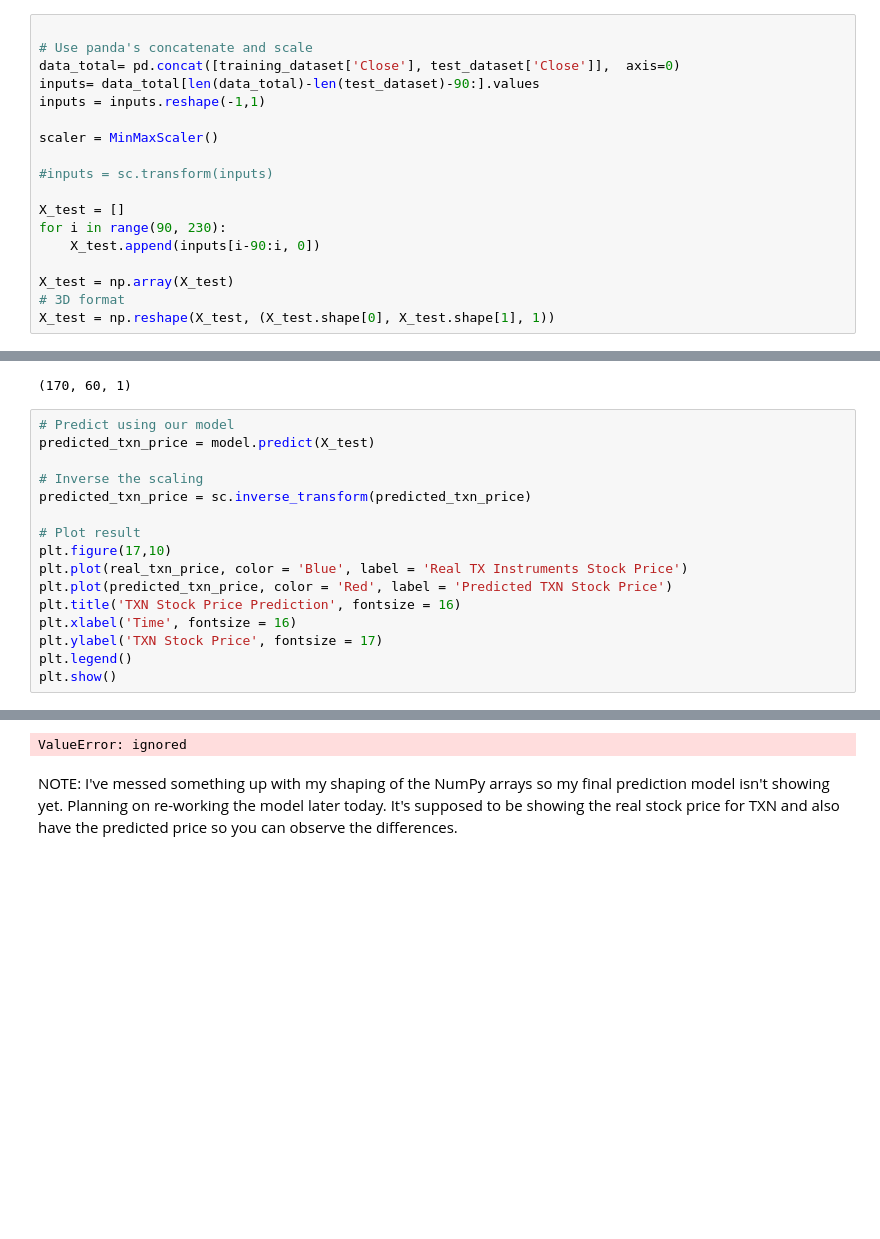
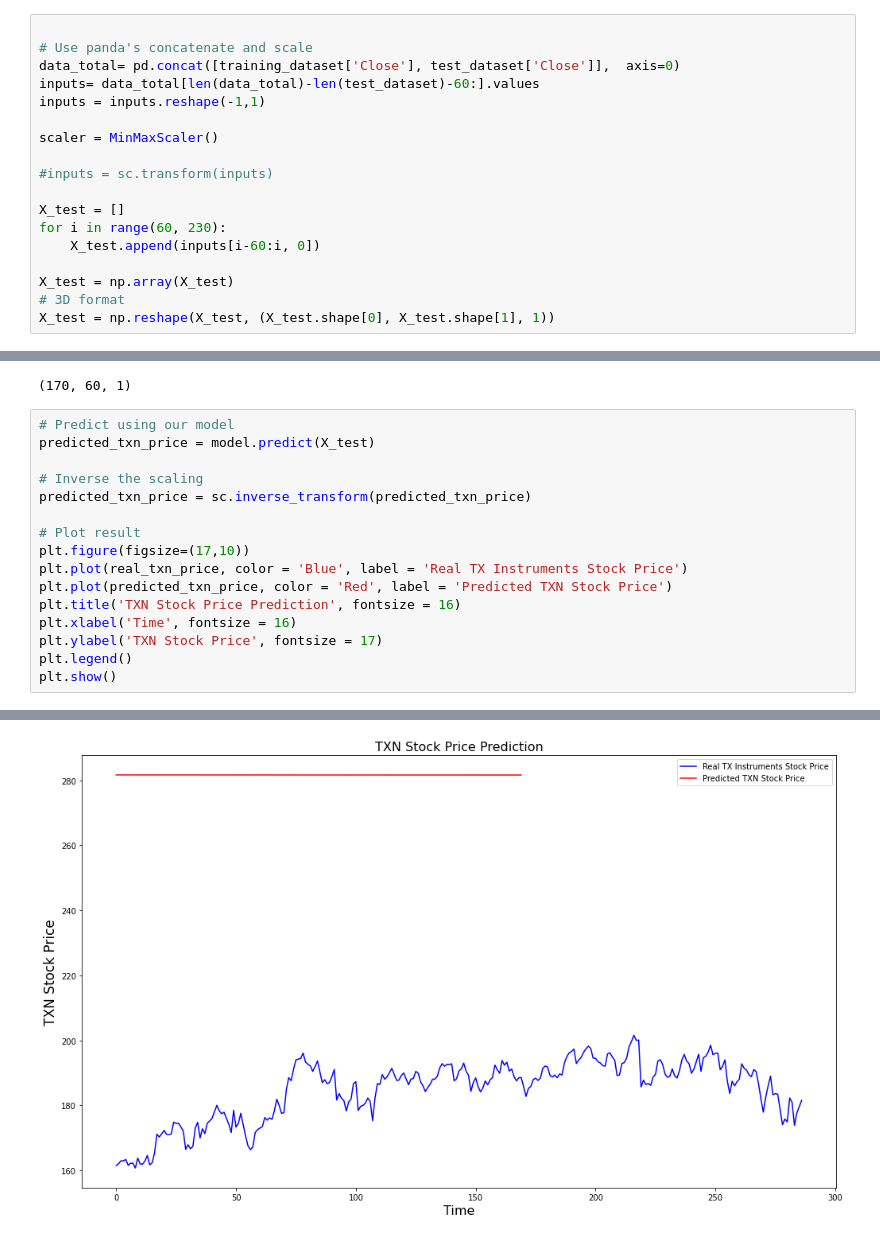
Before and after one commit to ShaneBlair/ai_stock_predictor, a Jupyter notebook: stock_predictor.ipynb, the cells around one changed output, grey strips where cells are left out. Saved outputs shown, nothing was run; the diff lists cells and outputs as text; blank space fills up the shorter version.

```diff
--- a/stock_predictor.ipynb
+++ b/stock_predictor.ipynb
@@ -199,7 +197,7 @@ real_txn_price.shape
 
 # Use panda's concatenate and scale
 data_total= pd.concat([training_dataset['Close'], test_dataset['Close']],  axis=0)
-inputs= data_total[len(data_total)-len(test_dataset)-90:].values
+inputs= data_total[len(data_total)-len(test_dataset)-60:].values
 inputs = inputs.reshape(-1,1)
 
 scaler = MinMaxScaler()
@@ -207,8 +205,8 @@ scaler = MinMaxScaler()
 #inputs = sc.transform(inputs)
 
 X_test = []
-for i in range(90, 230):
-    X_test.append(inputs[i-90:i, 0])
+for i in range(60, 230):
+    X_test.append(inputs[i-60:i, 0])
 
 X_test = np.array(X_test)
 # 3D format
@@ -233,7 +231,7 @@ predicted_txn_price = model.predict(X_test)
 predicted_txn_price = sc.inverse_transform(predicted_txn_price)
 
 # Plot result
-plt.figure(17,10)
+plt.figure(figsize=(17,10))
 plt.plot(real_txn_price, color = 'Blue', label = 'Real TX Instruments Stock Price')
 plt.plot(predicted_txn_price, color = 'Red', label = 'Predicted TXN Stock Price')
 plt.title('TXN Stock Price Prediction', fontsize = 16)
@@ -246,3 +244 @@ plt.show()
-ValueError: ignored
+[figure, added]
-# %% [markdown]
-NOTE: I've messed something up with my shaping of the NumPy arrays so my final prediction model isn't showing yet. Planning on re-working the model later today. It's supposed to be showing the real stock price for TXN and also have the predicted price so you can observe the differences.
```
Also changed, not shown: parts of 10 cells of this notebook.
